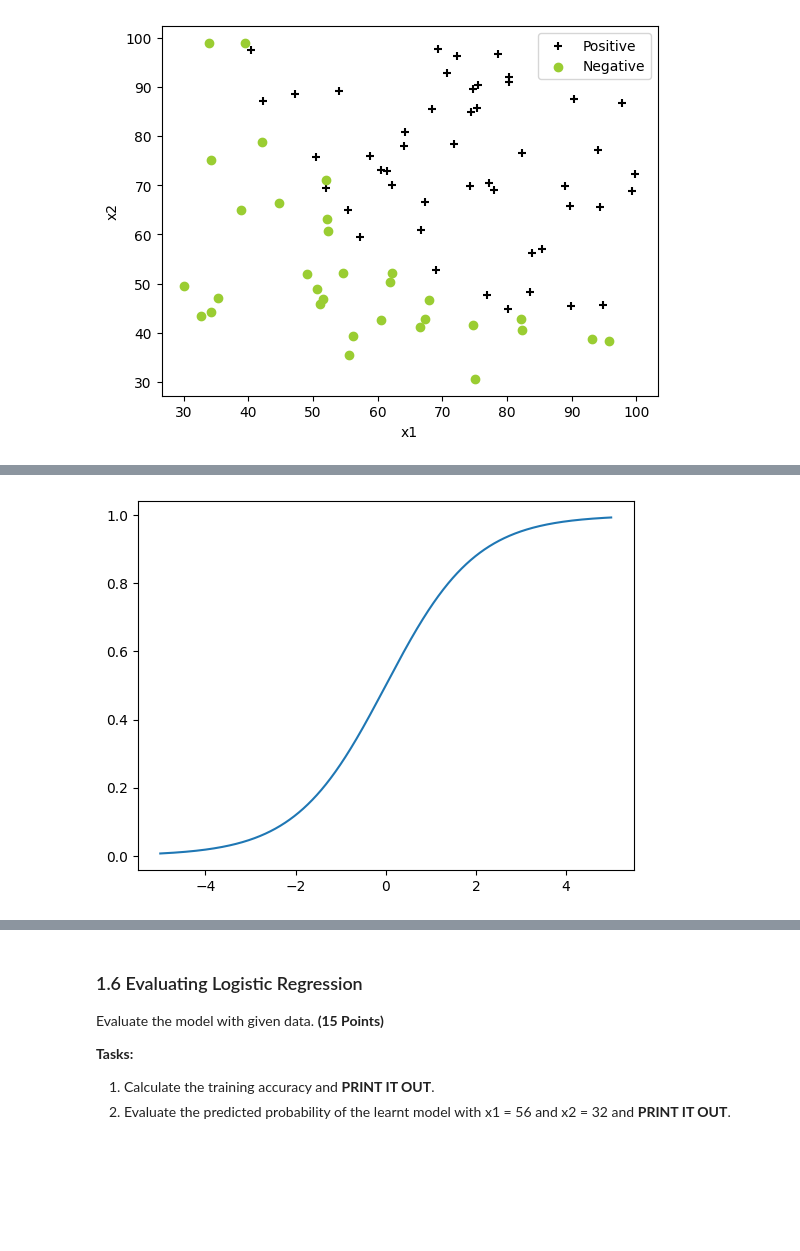
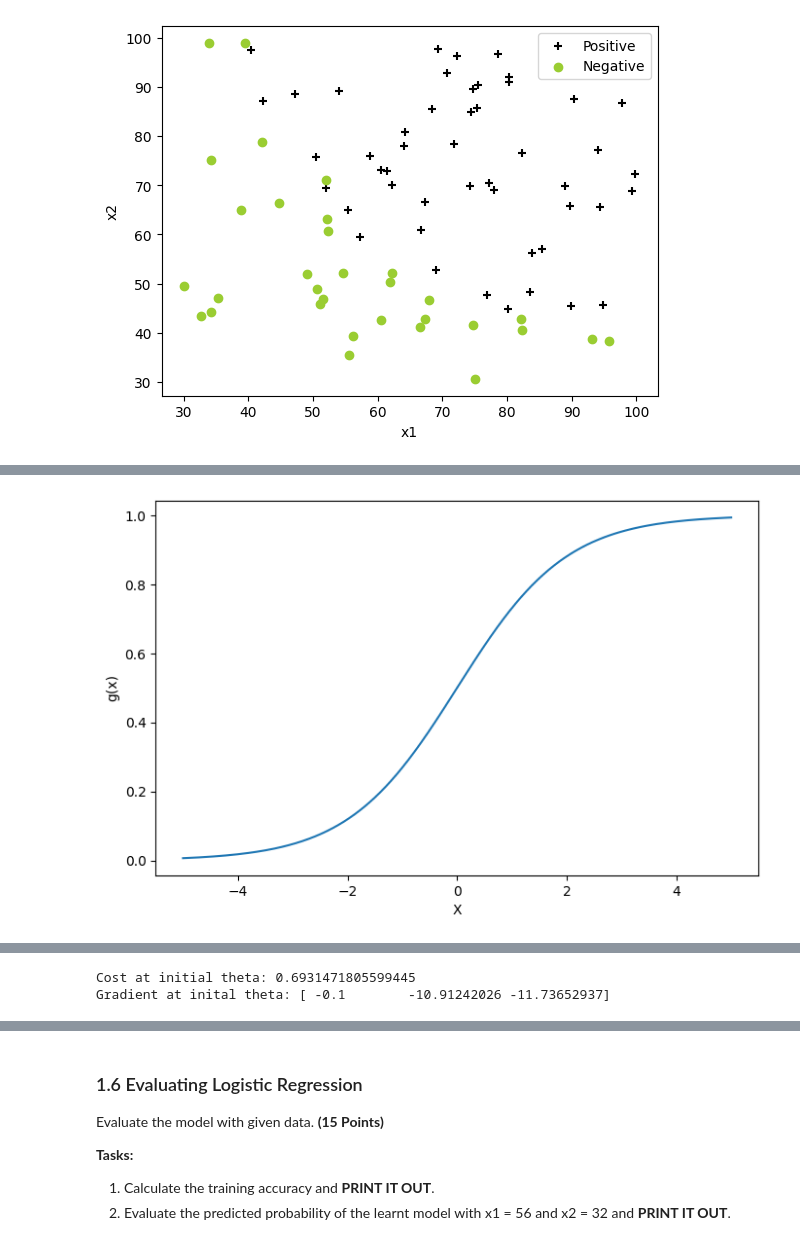
Before and after one commit to jakedog17/COP4630_HW2_Coding_Logistic_Regression, a Jupyter notebook: Homework_02.ipynb, the cells around one changed output, grey strips where cells are left out. Cells and saved outputs as stored; diff of their text form; code cells hidden in the pictures; blank space fills up the shorter version.

```diff
--- a/Homework_02.ipynb
+++ b/Homework_02.ipynb
@@ -103,16 +108,16 @@ def sigmoid(z):
 # %%
 # Plot data here
 plt.close()
 X = np.linspace(-5, 5, 1000)
 Y = sigmoid(X)
-
+plt.figure(figsize=(8, 5))
 plt.plot(X,Y)
 
-#plt.xlabel('X')
-#plt.ylabel('g(x)')
+plt.xlabel('X')
+plt.ylabel('g(x)')
 plt.show()
 # %% [output]
-[figure, old version]
+[figure, new version]
 # %% [markdown]
 ### 1.4 - Cost function and gradient ##
 
@@ -163,3 +166,45 @@ Implement the cross entropy cost function and its gradient for logistic regressi
+# %%
+eps = 1e-15
+m = len(data)
+
+# get the first 2 data columns (x1 and x2) and adds inital values of label (as 1)
+X = data.iloc[:, [0,1]]
+X = np.hstack([np.ones((m, 1)), X]) # adds a constant term of ones columns to x1 and x2 dataset
+
+y = data.iloc[:, 2] #y label value actual
+
+# theta size for each column (3)
+thetas = np.zeros(3)
+
+def cal_cost(theta, X, y):
+  m = len(y)
+  z = np.dot(X, theta)
+  #calls sigmoid function
+  htheta = sigmoid(z)
+  # term1
+  term1 = np.dot(np.log(htheta), y)
+  # Added eps to both terms to prevent log(0) errors
+  term2 = np.dot(np.log(1 - htheta + eps), (1 - y))
+
+  J = -1 / m * (term1 + term2)
+  return J
+
+def cal_grad(theta, X, y):
+  m = len(y)
+  z = np.dot(X, theta)
+  htheta = sigmoid(z)
+
+  term1 = np.dot(X.T, (htheta - y))
+  grad = 1 / m * term1
+
+  return grad
+
+
+print("Cost at initial theta:", cal_cost(thetas, X, y))
+print("Gradient at inital theta:", cal_grad(thetas, X, y))
+# %% [output]
+Cost at initial theta: 0.6931471805599445
+Gradient at inital theta: [ -0.1        -10.91242026 -11.73652937]
 # %% [markdown]
 ## 1.5 Train parameters with Gradient Descent ##
 
```
Also changed, not shown: parts of 9 cells of this notebook.
